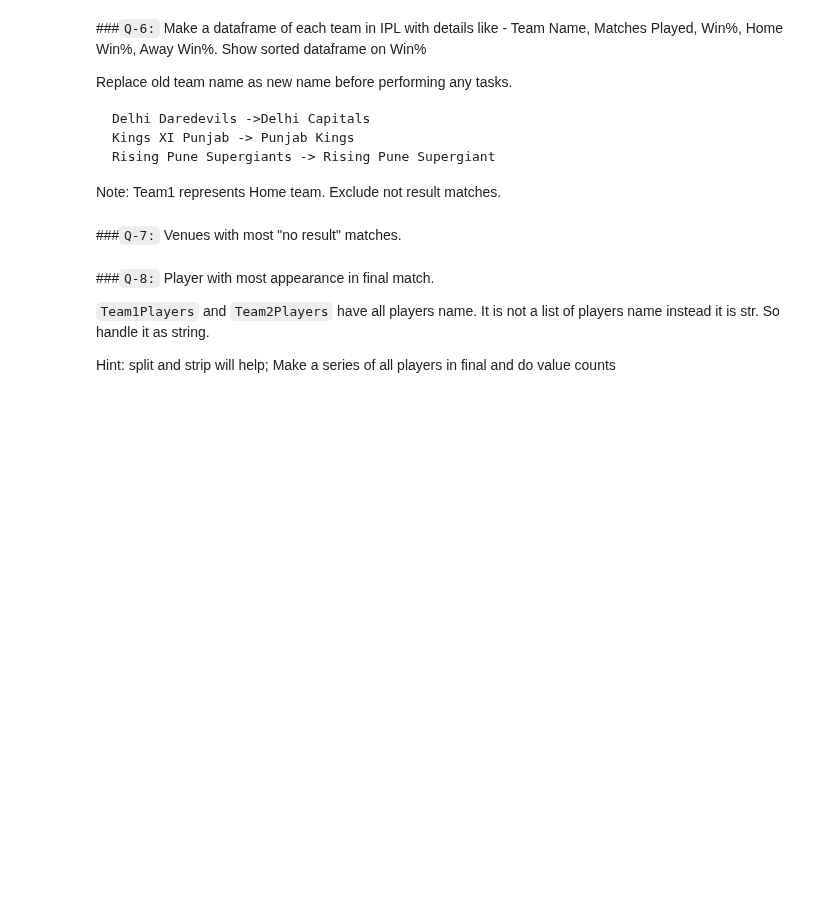
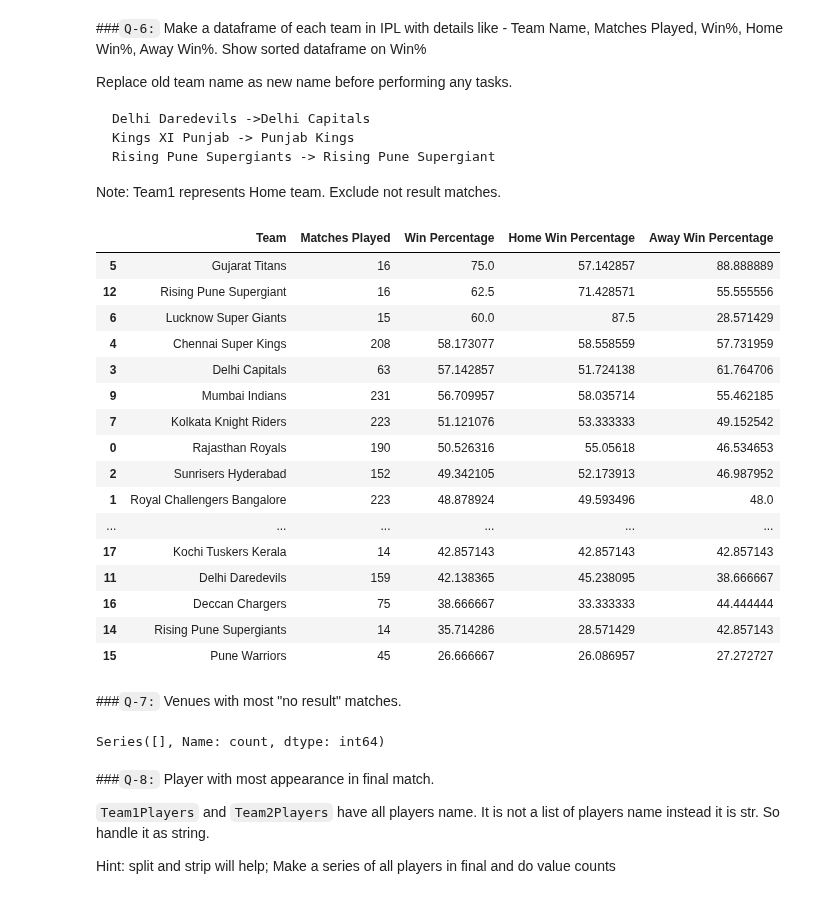
Before and after one commit to DrishtiSharma7/DSMP, a Jupyter notebook: PANDAS/Task 18 - Commands.ipynb, the cells around one changed output. Drawn from its saved outputs; the diff is of its cells as text; code cells hidden in the pictures; blank space fills up the shorter version.

````diff
--- a/PANDAS/Task 18 - Commands.ipynb
+++ b/PANDAS/Task 18 - Commands.ipynb
@@ -189,3 +235,7 @@ Code to directly use in colab
 ipl_matches = "https://docs.google.com/spreadsheets/d/e/2PACX-1vRy2DUdUbaKx_Co9F0FSnIlyS-8kp4aKv_I0-qzNeghiZHAI_hw94gKG22XTxNJHMFnFVKsO4xWOdIs/pub?gid=1655759976&single=true&output=csv"
 
 ```
+# %%
+ipl_matches = "https://docs.google.com/spreadsheets/d/e/2PACX-1vRy2DUdUbaKx_Co9F0FSnIlyS-8kp4aKv_I0-qzNeghiZHAI_hw94gKG22XTxNJHMFnFVKsO4xWOdIs/pub?gid=1655759976&single=true&output=csv"
+matches=pd.read_csv(ipl_matches)
+matches.head()
@@ -206,7 +261,43 @@ Note: Team1 represents Home team. Exclude not result matches.
+# %%
+# code here
+matches = matches[~matches.WinningTeam.isna()]
+new_df = pd.DataFrame()
+teams = matches.Team1.unique()
+data = []
+for team in teams:
+    played = matches[(matches.Team1 == team) | (matches.Team2 == team)].shape[0]
+    wins = matches[matches.WinningTeam == team].shape[0]
+    home_win = matches[(matches.WinningTeam == team) & (matches.Team1 == team)].shape[0] / matches[matches.Team1 == team].shape[0] * 100
+    away_win = matches[(matches.WinningTeam == team) & (matches.Team2 == team)].shape[0] / matches[matches.Team2 == team].shape[0] * 100
+    data.append([team, played, wins/played*100, home_win, away_win])
+new_df[["Team", "Matches Played", "Win Percentage", "Home Win Percentage", "Away Win Percentage"]] = data
+new_df.sort_values("Win Percentage", inplace=True, ascending=False)
+new_df
+# %% [output]
+|  | Team | Matches Played | Win Percentage | Home Win Percentage | Away Win Percentage |
+| 5 | Gujarat Titans | 16 | 75.0 | 57.142857 | 88.888889 |
+| 12 | Rising Pune Supergiant | 16 | 62.5 | 71.428571 | 55.555556 |
+| 6 | Lucknow Super Giants | 15 | 60.0 | 87.5 | 28.571429 |
+| 4 | Chennai Super Kings | 208 | 58.173077 | 58.558559 | 57.731959 |
+| 3 | Delhi Capitals | 63 | 57.142857 | 51.724138 | 61.764706 |
+| 9 | Mumbai Indians | 231 | 56.709957 | 58.035714 | 55.462185 |
+| 7 | Kolkata Knight Riders | 223 | 51.121076 | 53.333333 | 49.152542 |
+| 0 | Rajasthan Royals | 190 | 50.526316 | 55.05618 | 46.534653 |
+| 2 | Sunrisers Hyderabad | 152 | 49.342105 | 52.173913 | 46.987952 |
+| 1 | Royal Challengers Bangalore | 223 | 48.878924 | 49.593496 | 48.0 |
+| ... | ... | ... | ... | ... | ... |
+| 17 | Kochi Tuskers Kerala | 14 | 42.857143 | 42.857143 | 42.857143 |
+| 11 | Delhi Daredevils | 159 | 42.138365 | 45.238095 | 38.666667 |
+| 16 | Deccan Chargers | 75 | 38.666667 | 33.333333 | 44.444444 |
+| 14 | Rising Pune Supergiants | 14 | 35.714286 | 28.571429 | 42.857143 |
+| 15 | Pune Warriors | 45 | 26.666667 | 26.086957 | 27.272727 |
 # %% [markdown]
 ###`Q-7:` Venues with most "no result" matches.
 # %%
 # code here
+matches[matches.WonBy=="NoResults"].Venue.value_counts()
+# %% [output]
+Series([], Name: count, dtype: int64)
 # %% [markdown]
 ###`Q-8:` Player with most appearance in final match.
 
````
Also changed, not shown: parts of 12 cells of this notebook, 3 other files.
